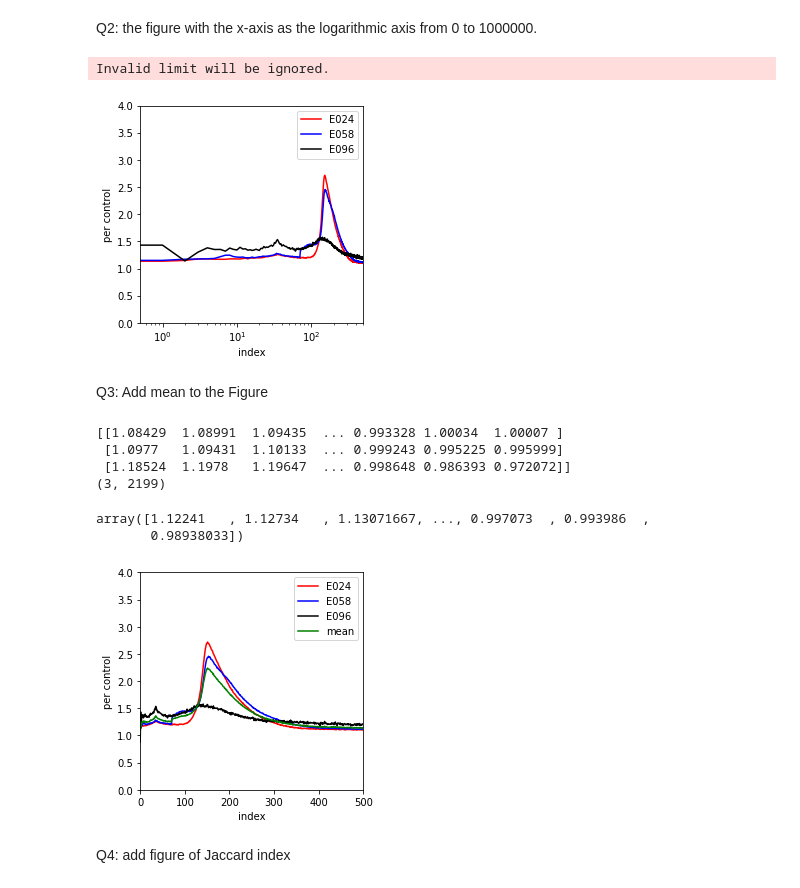
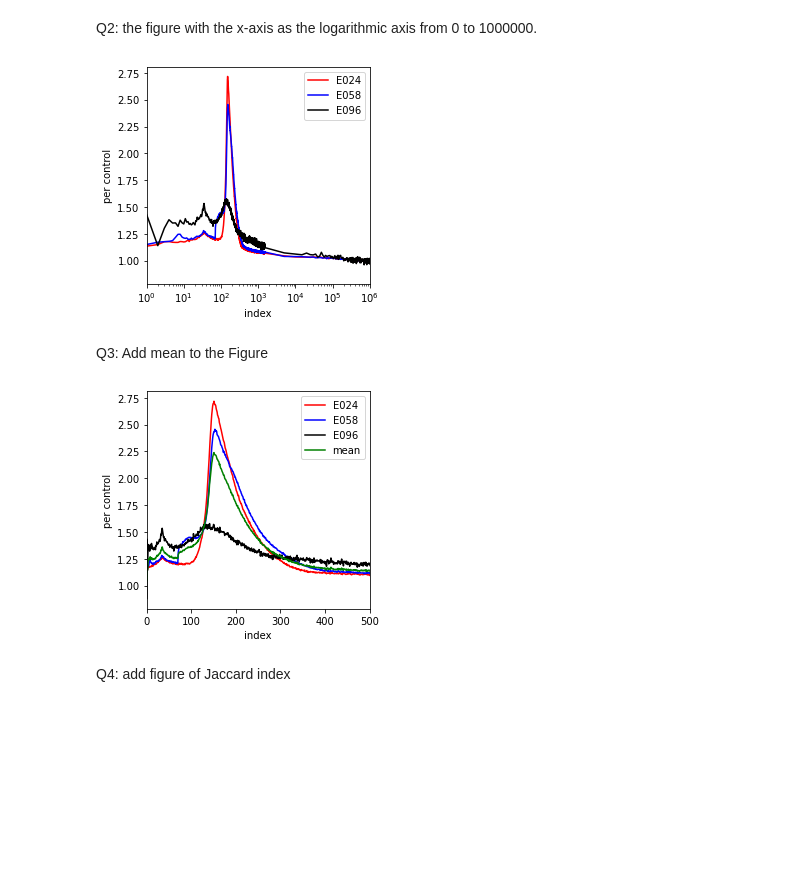
Before and after one commit to h-sakatani/rinkou2, a Jupyter notebook: sakatani_rinkou.ipynb, the cells around one changed output. Drawn from its saved outputs; the diff is of its cells as text; code cells hidden in the pictures; blank space fills up the shorter version.

```diff
--- a/sakatani_rinkou.ipynb
+++ b/sakatani_rinkou.ipynb
@@ -28,52 +28,34 @@ Q2: the figure with the x-axis as the logarithmic axis from 0 to 1000000.
 # %%
 # 図をpdfにして保存
 plt.figure(figsize=(4,4))
-plt.semilogx(df1.iloc[:,3], label="E024", color="red")
-plt.semilogx(df2.iloc[:,3], label="E058", color="blue")
-plt.semilogx(df3.iloc[:,3], label="E096", color="black")
-plt.xlim(0,500)
-plt.ylim(0,4)
+plt.plot(df1.iloc[:,3], label="E024", color="red")
+plt.plot(df2.iloc[:,3], label="E058", color="blue")
+plt.plot(df3.iloc[:,3], label="E096", color="black")
+plt.xscale("log")
+plt.xlim(1,1e6)
 plt.xlabel("index")
 plt.ylabel("per control")
 plt.legend(loc='upper right')
 plt.savefig("rinkou2.pdf")
 # %% [output]
-Invalid limit will be ignored.
-[figure, old version]
+[figure, new version]
 # %% [markdown]
 Q3: Add mean to the Figure
-# %%
-all_percontrol = np.array([df1['per control'].values,df2['per control'].values,
-                           df3['per control'].values])
-print(all_percontrol)
-print(all_percontrol.shape)
-# %% [output]
-[[1.08429  1.08991  1.09435  ... 0.993328 1.00034  1.00007 ]
- [1.0977   1.09431  1.10133  ... 0.999243 0.995225 0.995999]
- [1.18524  1.1978   1.19647  ... 0.998648 0.986393 0.972072]]
-(3, 2199)
-# %%
-# caliculate average of 3 samples
-averaged_array = np.average(all_percontrol, axis=0)
-averaged_array
-# %% [output]
-array([1.12241   , 1.12734   , 1.13071667, ..., 0.997073  , 0.993986  ,
-       0.98938033])
 # %%
 # 図をpdfにして保存
 plt.figure(figsize=(4,4))
 plt.plot(df1.iloc[:,3], label="E024", color="red")
 plt.plot(df2.iloc[:,3], label="E058", color="blue")
 plt.plot(df3.iloc[:,3], label="E096", color="black")
-plt.plot(df1.index, averaged_array, label="mean", color="green")
+plt.plot(pd.DataFrame([df1["per control"], df2["per control"], df3["per control"]]).mean(),
+         label="mean", color="green")
 plt.xlim(0,500)
-plt.ylim(0,4)
 plt.xlabel("index")
 plt.ylabel("per control")
 plt.legend(loc='upper right')
 plt.savefig("rinkou3.pdf")
 # %% [output]
-[figure, old version]
+[figure, new version]
 # %% [markdown]
 Q4: add figure of Jaccard index
 # %%
```
